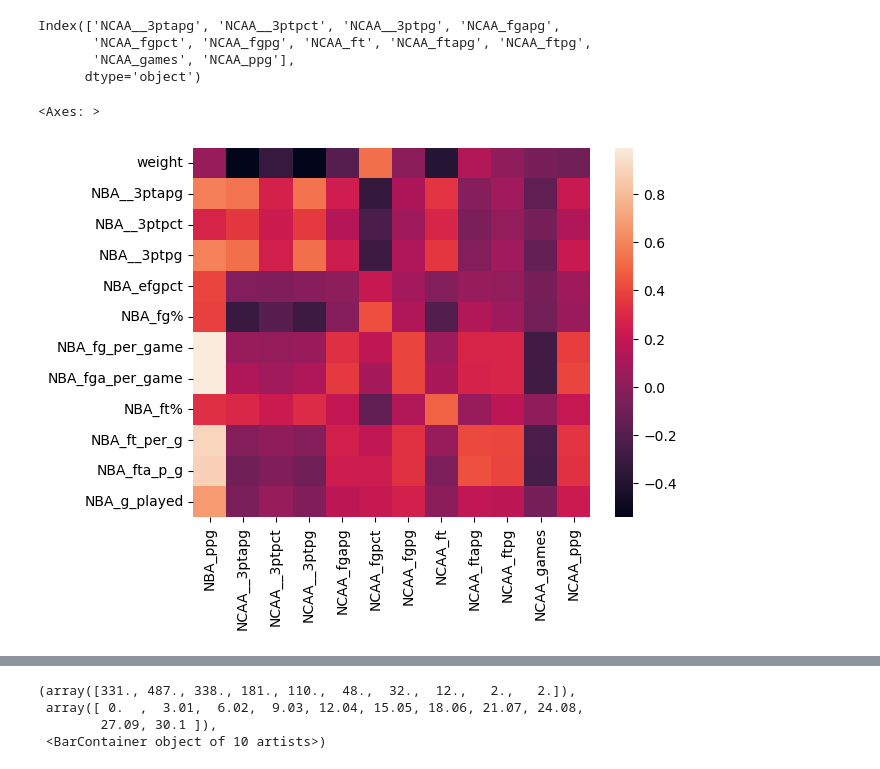
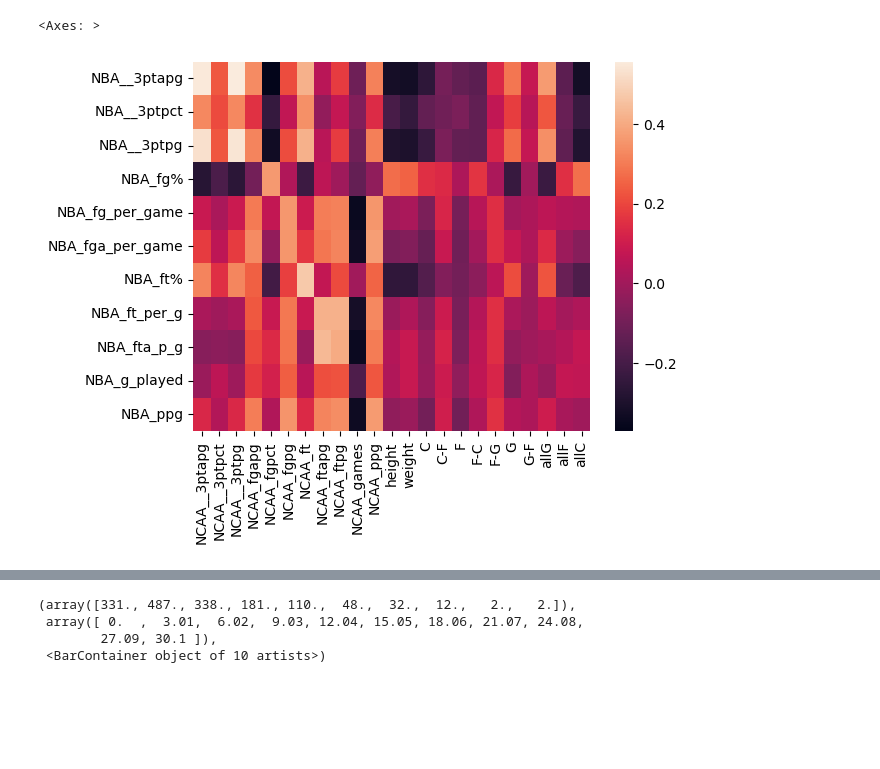
Before and after one commit to mattietoll/ISYE6740-Final-Project, a Jupyter notebook: data exploration.ipynb, the cells around one changed output, grey strips where cells are left out. Drawn from its saved outputs; the diff is of its cells as text; code cells hidden in the pictures; blank space fills up the shorter version.

Commit message:
more data exploration with original dataset

```diff
--- a/data exploration.ipynb
+++ b/data exploration.ipynb
@@ -15 +49,5 @@ data.dropna(axis=0,inplace=True)
 data.reset_index(inplace=True)
+# %%
+for i in range(len(data)):
+    l = data['height'][i].split('-')
+    data['height'][i]=int(l[0])*12+int(l[1])
@@ -16,15 +72,28 @@ data.reset_index(inplace=True)
+# %%
+#create dummy variables for positions
+
+recent = data[data['active_from']>2004]
+positions = pd.get_dummies(recent['position'],dtype=int)
+updated = recent.merge(positions, right_index=True, left_index=True)
+# %%
+#create catch all columns for similar positions
+updated['allC']=updated['C']+updated['C-F']+updated['F-C']
+updated['allF']=updated['F']+updated['C-F']+updated['F-C']+updated['F-G']+updated['G-F']
+updated['allG']=updated['G']+updated['F-G']+updated['G-F']
 # %%
-nba_cols = data.columns[10:22]
-ncaa_cols = data.columns[23:]
-ncaa_cols
+nba_cols = ['NBA__3ptapg', 'NBA__3ptpct',
+       'NBA__3ptpg', 'NBA_fg%', 'NBA_fg_per_game', 'NBA_fga_per_game',
+       'NBA_ft%', 'NBA_ft_per_g', 'NBA_fta_p_g', 'NBA_g_played', 'NBA_ppg']
+ncaa_cols = ['NCAA__3ptapg', 'NCAA__3ptpct', 'NCAA__3ptpg', 'NCAA_fgapg',
+       'NCAA_fgpct', 'NCAA_fgpg', 'NCAA_ft', 'NCAA_ftapg', 'NCAA_ftpg',
+       'NCAA_games', 'NCAA_ppg']
+cor_cols = ['NBA__3ptapg', 'NBA__3ptpct', 'NBA__3ptpg', 'NBA_fg%', 'NBA_fg_per_game', 'NBA_fga_per_game',
+       'NBA_ft%', 'NBA_ft_per_g', 'NBA_fta_p_g', 'NBA_g_played', 'NBA_ppg', 'NCAA__3ptapg', 'NCAA__3ptpct', 'NCAA__3ptpg', 'NCAA_fgapg',
+       'NCAA_fgpct', 'NCAA_fgpg', 'NCAA_ft', 'NCAA_ftapg', 'NCAA_ftpg', 'NCAA_games', 'NCAA_ppg',
+            'height', 'weight', 'C', 'C-F', 'F', 'F-C', 'F-G', 'G', 'G-F','allG','allF','allC']
-# %% [output]
-Index(['NCAA__3ptapg', 'NCAA__3ptpct', 'NCAA__3ptpg', 'NCAA_fgapg',
-       'NCAA_fgpct', 'NCAA_fgpg', 'NCAA_ft', 'NCAA_ftapg', 'NCAA_ftpg',
-       'NCAA_games', 'NCAA_ppg'],
-      dtype='object')
 # %%
-c = data.iloc[:,10:].corr()
-sns.heatmap(c.iloc[0:12,12:24])
+c = updated.loc[:,cor_cols].corr()
+sns.heatmap(c.iloc[0:11,11:])
 # %% [output]
 <Axes: >
-[figure, old version]
+[figure, new version]
```
Also changed, not shown: parts of 23 cells of this notebook.
